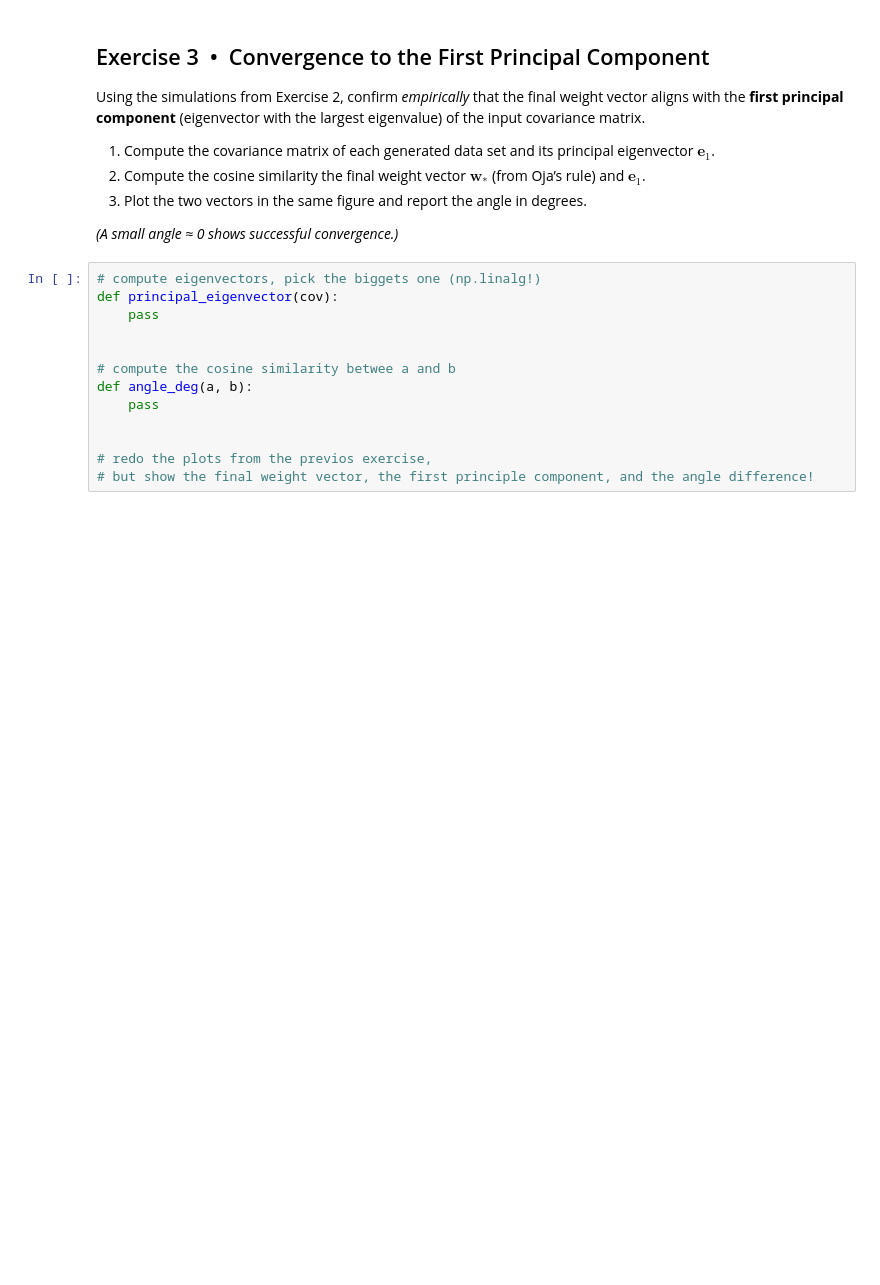
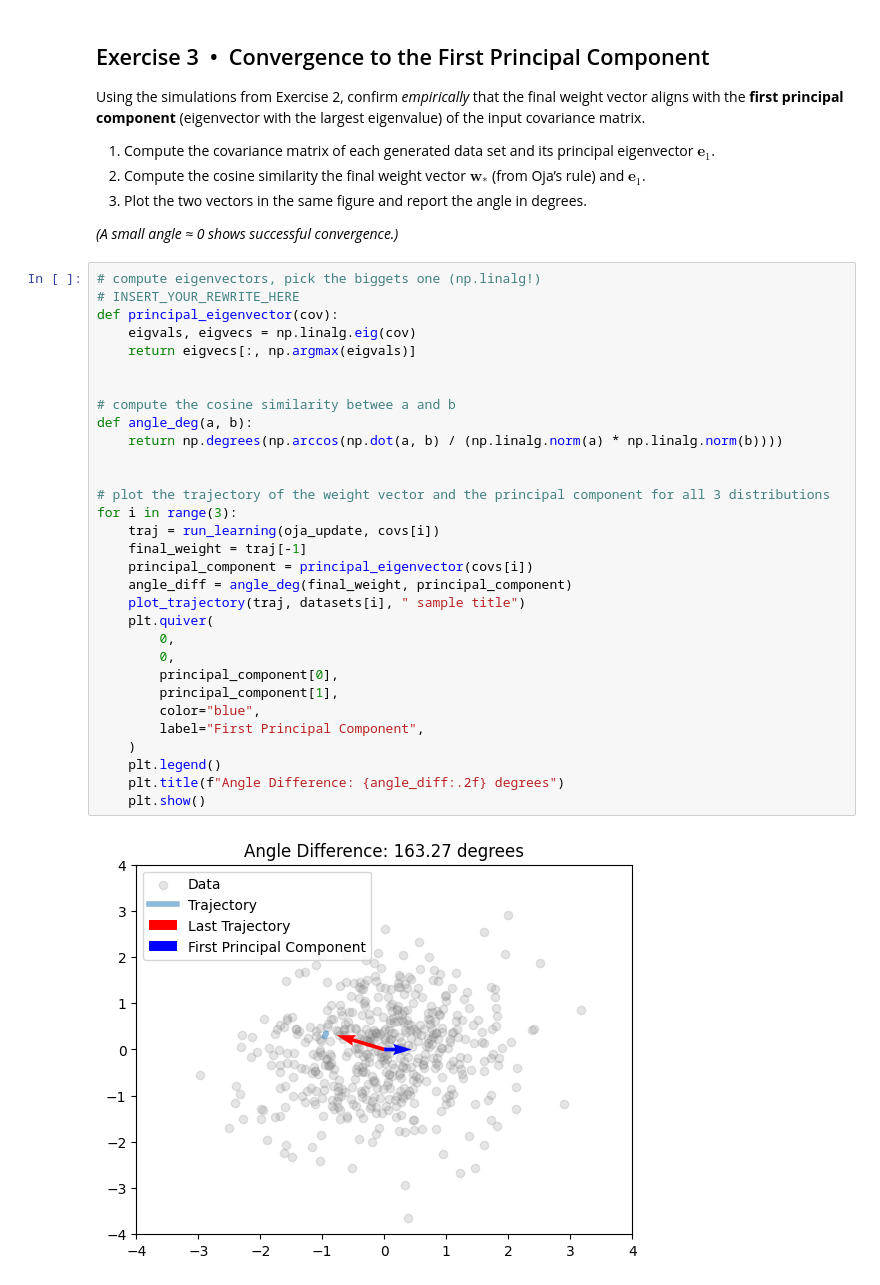
Before and after one commit to saurluca/nip, a Jupyter notebook: hebbian_learning_intro.ipynb, the cells around one changed output. Drawn from its saved outputs; the diff is of its cells as text; blank space fills up the shorter version.

```diff
--- a/hebbian_learning_intro.ipynb
+++ b/hebbian_learning_intro.ipynb
@@ -252,14 +248,34 @@ largest eigenvalue) of the input covariance matrix.
 *(A small angle ≈ 0 shows successful convergence.)*
 # %%
 # compute eigenvectors, pick the biggets one (np.linalg!)
+# INSERT_YOUR_REWRITE_HERE
 def principal_eigenvector(cov):
-    pass
+    eigvals, eigvecs = np.linalg.eig(cov)
+    return eigvecs[:, np.argmax(eigvals)]
 
 
 # compute the cosine similarity betwee a and b
 def angle_deg(a, b):
-    pass
+    return np.degrees(np.arccos(np.dot(a, b) / (np.linalg.norm(a) * np.linalg.norm(b))))
 
 
-# redo the plots from the previos exercise,
-# but show the final weight vector, the first principle component, and the angle difference!
+# plot the trajectory of the weight vector and the principal component for all 3 distributions
+for i in range(3):
+    traj = run_learning(oja_update, covs[i])
+    final_weight = traj[-1]
+    principal_component = principal_eigenvector(covs[i])
+    angle_diff = angle_deg(final_weight, principal_component)
+    plot_trajectory(traj, datasets[i], " sample title")
+    plt.quiver(
+        0,
+        0,
+        principal_component[0],
+        principal_component[1],
+        color="blue",
+        label="First Principal Component",
+    )
+    plt.legend()
+    plt.title(f"Angle Difference: {angle_diff:.2f} degrees")
+    plt.show()
+# %% [output]
+[figure, added]
```
Also changed, not shown: parts of 5 cells of this notebook, 1 other file.
